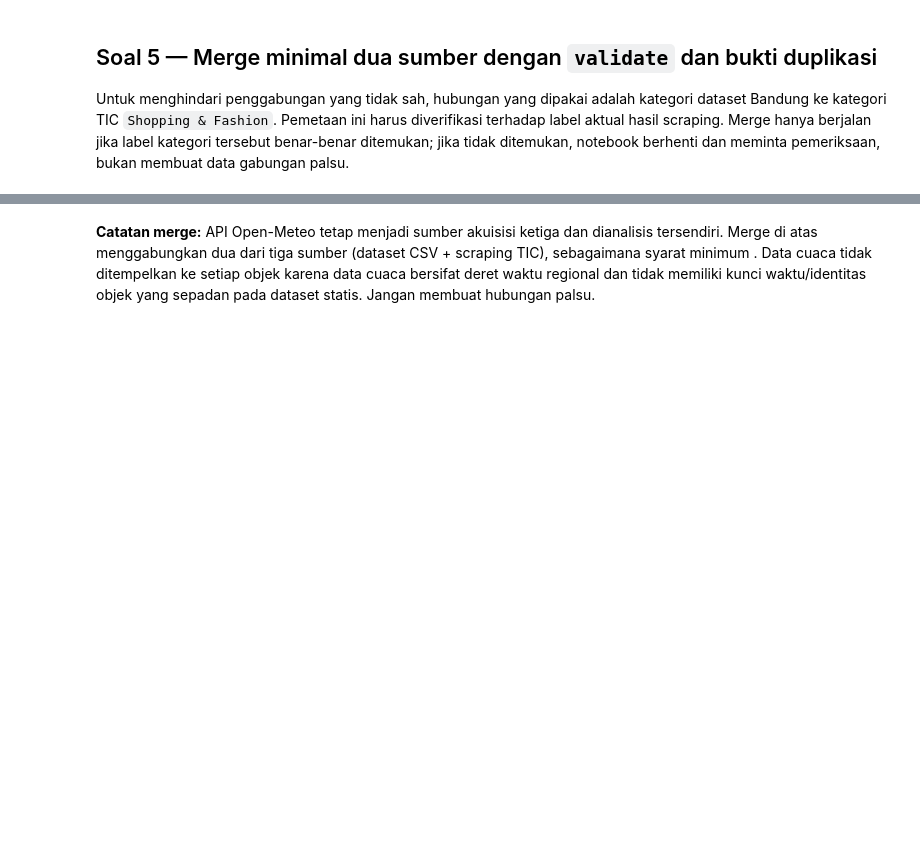
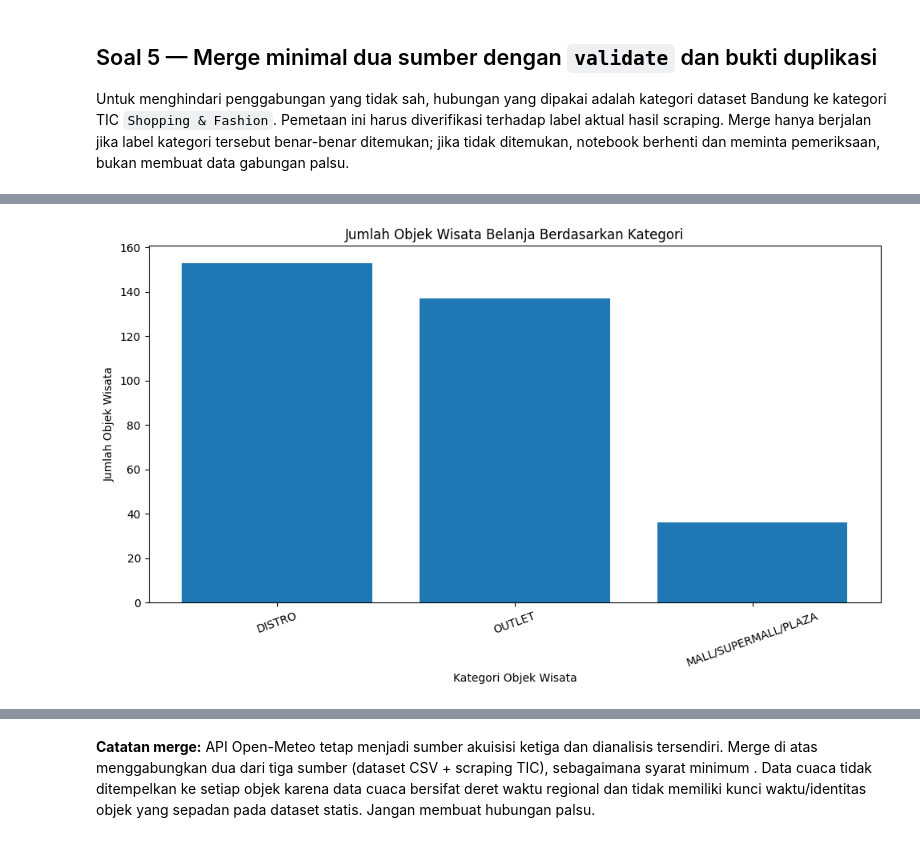
Before and after one commit to agungcihuyy/UTS_DAM_Wisata_Bandung, a Jupyter notebook: notebooks/UTS_DAM_Bandung.ipynb, the cells around one changed output, grey strips where cells are left out. Saved outputs shown, nothing was run; the diff lists cells and outputs as text; code cells hidden in the pictures; blank space fills up the shorter version.

```diff
--- a/notebooks/UTS_DAM_Bandung.ipynb
+++ b/notebooks/UTS_DAM_Bandung.ipynb
@@ -541,0 +579,20 @@ Duplikasi penuh setelah merge: 0
+# %%
+# Membuat tabel ringkasan jumlah objek wisata berdasarkan kategori
+tabel_ringkasan = (
+    df.groupby("kategori")
+    .agg(
+        jumlah_objek=("nama_objek_wisata", "count")
+    )
+    .reset_index()
+    .sort_values(
+        by="jumlah_objek",
+        ascending=False
+    )
+)
+
+# Menampilkan tabel ringkasan
+print("TABEL RINGKASAN OBJEK WISATA BELANJA KOTA BANDUNG")
+display(tabel_ringkasan)
+
+# Menampilkan total objek wisata
+print("Total objek wisata:", tabel_ringkasan["jumlah_objek"].sum())
@@ -541,0 +606,20 @@ Duplikasi penuh setelah merge: 0
+# %%
+# Membuat grafik jumlah objek wisata berdasarkan kategori
+import matplotlib.pyplot as plt
+
+plt.figure(figsize=(10, 6))
+
+plt.bar(
+    tabel_ringkasan["kategori"],
+    tabel_ringkasan["jumlah_objek"]
+)
+
+plt.title("Jumlah Objek Wisata Belanja Berdasarkan Kategori")
+plt.xlabel("Kategori Objek Wisata")
+plt.ylabel("Jumlah Objek Wisata")
+
+plt.xticks(rotation=20)
+plt.tight_layout()
+plt.show()
+# %% [output]
+[figure, added]
```
Also changed, not shown: parts of 13 cells of this notebook, 9 other files.
